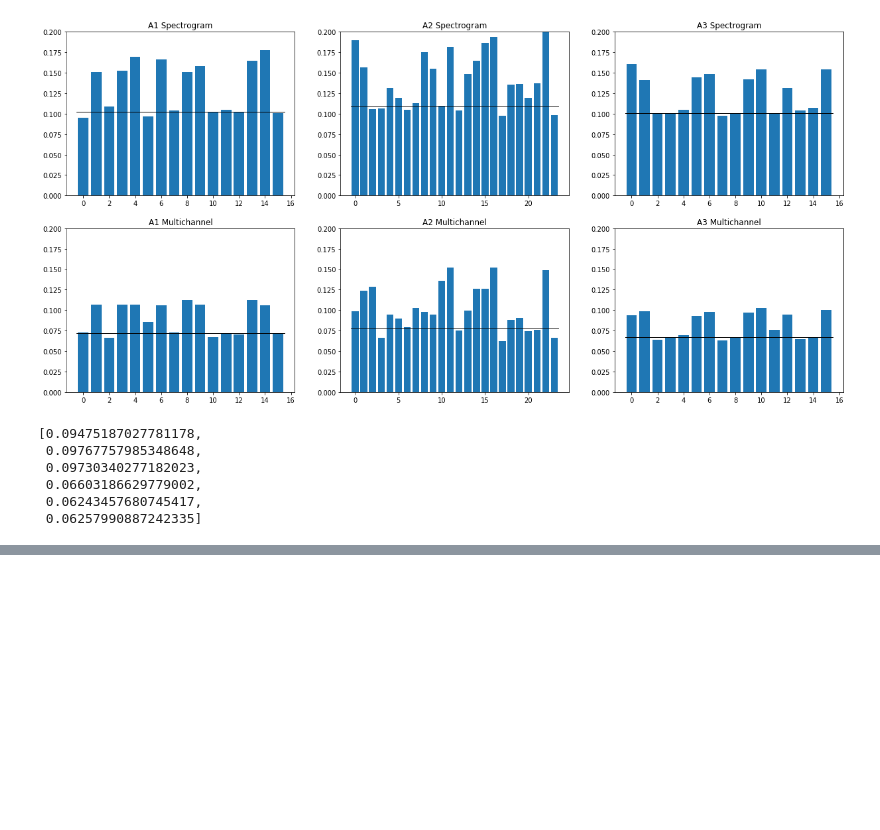
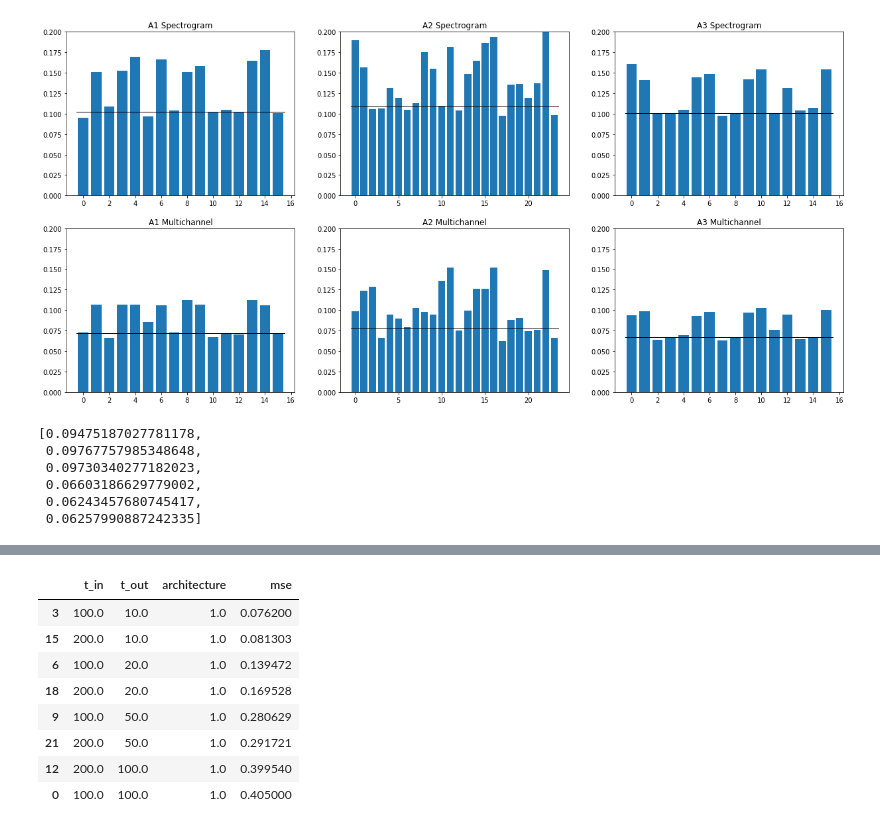
Before and after one commit to SimonFalk/DeepLearningProject, a Jupyter notebook: batch_test.ipynb, the cells around one changed output, grey strips where cells are left out. Drawn from its saved outputs; the diff is of its cells as text; code cells hidden in the pictures; blank space fills up the shorter version.

```diff
--- a/batch_test.ipynb
+++ b/batch_test.ipynb
@@ -397,0 +367,8 @@ df3.sort_values('mses')
+# %%
+ress = []
+files = !ls results_batch_ms_mc
+files = [f'results_batch_ms_mc/{f}' for f in files]
+
+for f in files:
+    with open(f, 'rb') as fp:
+        ress.append(pickle.load(fp))
@@ -397,0 +390,12 @@ df3.sort_values('mses')
+# %%
+df[df['architecture'] == 1].sort_values('mse')
+# %% [output]
+|  | t_in | t_out | architecture | mse |
+| 3 | 100.0 | 10.0 | 1.0 | 0.076200 |
+| 15 | 200.0 | 10.0 | 1.0 | 0.081303 |
+| 6 | 100.0 | 20.0 | 1.0 | 0.139472 |
+| 18 | 200.0 | 20.0 | 1.0 | 0.169528 |
+| 9 | 100.0 | 50.0 | 1.0 | 0.280629 |
+| 21 | 200.0 | 50.0 | 1.0 | 0.291721 |
+| 12 | 200.0 | 100.0 | 1.0 | 0.399540 |
+| 0 | 100.0 | 100.0 | 1.0 | 0.405000 |
```
Also changed, not shown: parts of 16 cells of this notebook, 27 other files.
